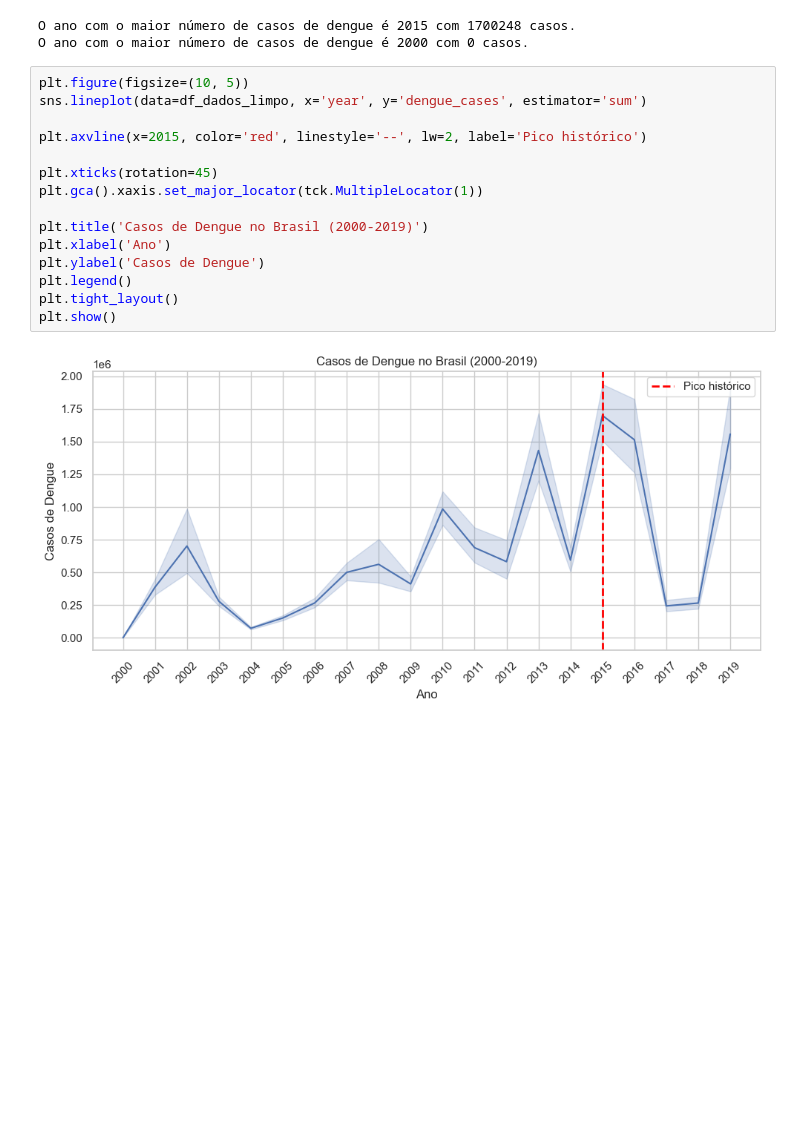
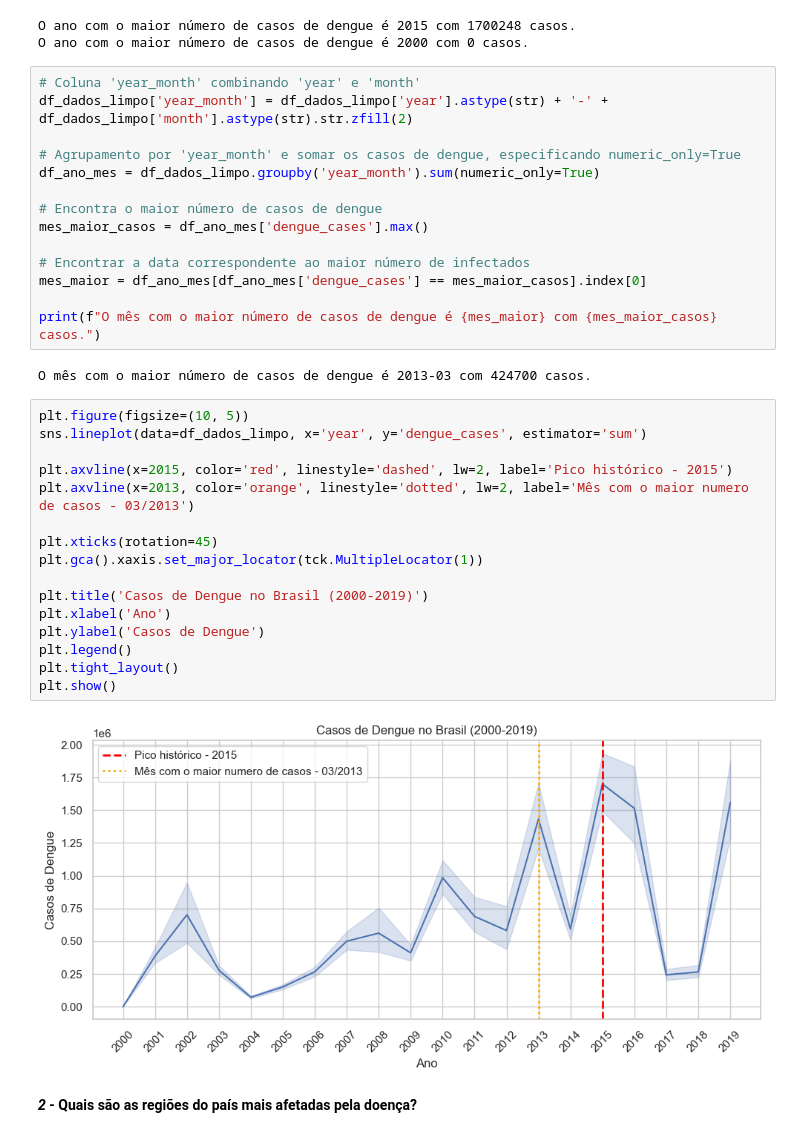
Before and after one commit to luiz-prado/analises_exploratorias, a Jupyter notebook: casos_dengue_brasil/EDA_dengue_2000_2019.ipynb, the cells around one changed output. Saved outputs shown, nothing was run; the diff lists cells and outputs as text; blank space fills up the shorter version.

```diff
--- a/casos_dengue_brasil/EDA_dengue_2000_2019.ipynb
+++ b/casos_dengue_brasil/EDA_dengue_2000_2019.ipynb
@@ -285,20 +313,39 @@ print(f"O ano com o maior número de casos de dengue é {ano_menor} com {menor_n
 # %% [output]
 O ano com o maior número de casos de dengue é 2015 com 1700248 casos.
 O ano com o maior número de casos de dengue é 2000 com 0 casos.
+# %%
+# Coluna 'year_month' combinando 'year' e 'month'
+df_dados_limpo['year_month'] = df_dados_limpo['year'].astype(str) + '-' + df_dados_limpo['month'].astype(str).str.zfill(2)
+
+# Agrupamento por 'year_month' e somar os casos de dengue, especificando numeric_only=True
+df_ano_mes = df_dados_limpo.groupby('year_month').sum(numeric_only=True)
+
+# Encontra o maior número de casos de dengue
+mes_maior_casos = df_ano_mes['dengue_cases'].max()
+
+# Encontrar a data correspondente ao maior número de infectados
+mes_maior = df_ano_mes[df_ano_mes['dengue_cases'] == mes_maior_casos].index[0]
+
+print(f"O mês com o maior número de casos de dengue é {mes_maior} com {mes_maior_casos} casos.")
+# %% [output]
+O mês com o maior número de casos de dengue é 2013-03 com 424700 casos.
 # %%
 plt.figure(figsize=(10, 5))
 sns.lineplot(data=df_dados_limpo, x='year', y='dengue_cases', estimator='sum')
 
-plt.axvline(x=2015, color='red', linestyle='--', lw=2, label='Pico histórico')
+plt.axvline(x=2015, color='red', linestyle='dashed', lw=2, label='Pico histórico - 2015')
+plt.axvline(x=2013, color='orange', linestyle='dotted', lw=2, label='Mês com o maior numero de casos - 03/2013')
 
 plt.xticks(rotation=45)
 plt.gca().xaxis.set_major_locator(tck.MultipleLocator(1))
 
 plt.title('Casos de Dengue no Brasil (2000-2019)')
 plt.xlabel('Ano')
 plt.ylabel('Casos de Dengue')
 plt.legend()
 plt.tight_layout()
 plt.show()
 # %% [output]
-[figure, old version]
+[figure, new version]
+# %% [markdown]
+***2* - Quais são as regiões do país mais afetadas pela doença?**
```
Also changed, not shown: parts of 6 cells of this notebook.
